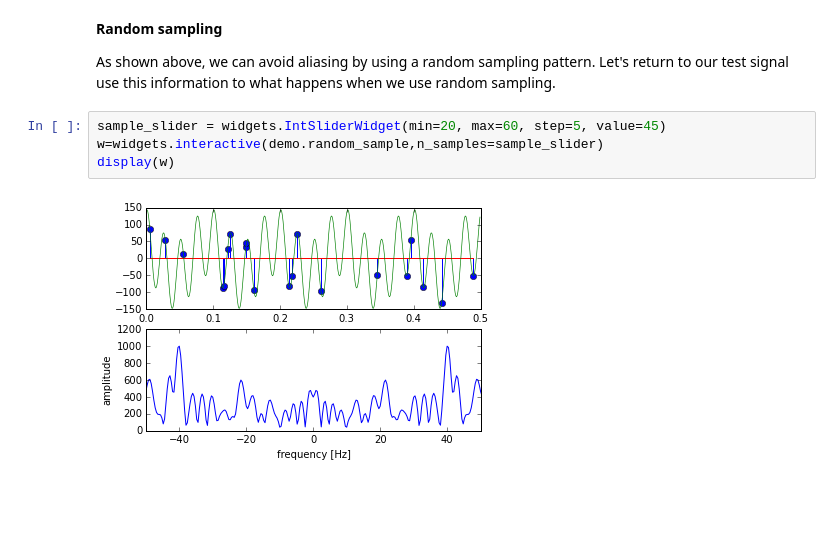
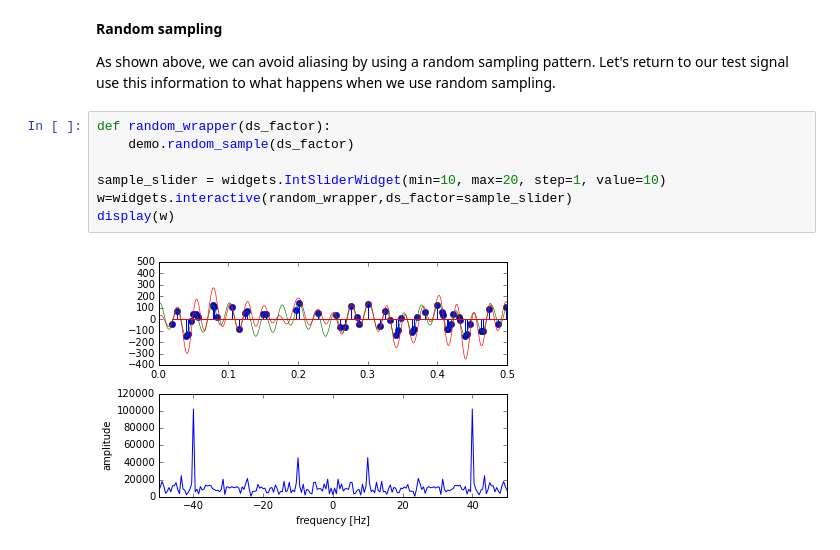
Before and after one commit to kwinkunks/leadingEdge, a Jupyter notebook: compressed.ipynb, the cells around one changed output. Saved outputs shown, nothing was run; the diff lists cells and outputs as text; blank space fills up the shorter version.

```diff
--- a/compressed.ipynb
+++ b/compressed.ipynb
@@ -78,8 +78,11 @@ The problem is that our sampling pattern is periodic, and will be coherent with
 <b>Random sampling</b>
 <p>As shown above, we can avoid aliasing by using a random sampling pattern. Let's return to our test signal use this information to what happens when we use random sampling.</p>
 # %%
-sample_slider = widgets.IntSliderWidget(min=20, max=60, step=5, value=45)
-w=widgets.interactive(demo.random_sample,n_samples=sample_slider)
+def random_wrapper(ds_factor):
+    demo.random_sample(ds_factor)
+
+sample_slider = widgets.IntSliderWidget(min=10, max=20, step=1, value=10)
+w=widgets.interactive(random_wrapper,ds_factor=sample_slider)
 display(w)
 # %% [output]
-[figure, old version]
+[figure, new version]
```
Also changed, not shown: parts of 13 cells of this notebook, 1 other file.
